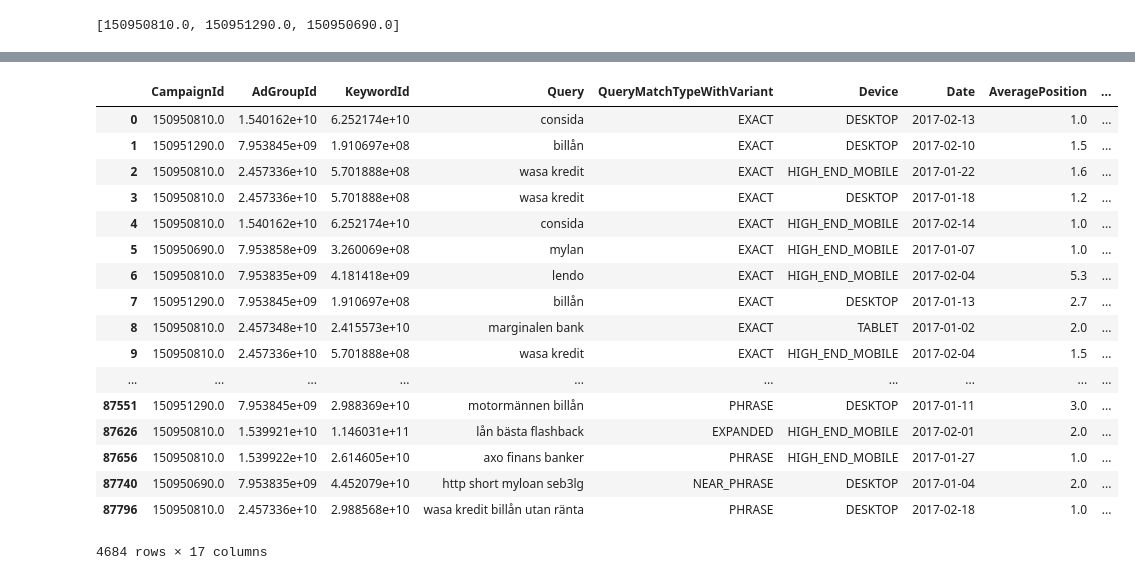
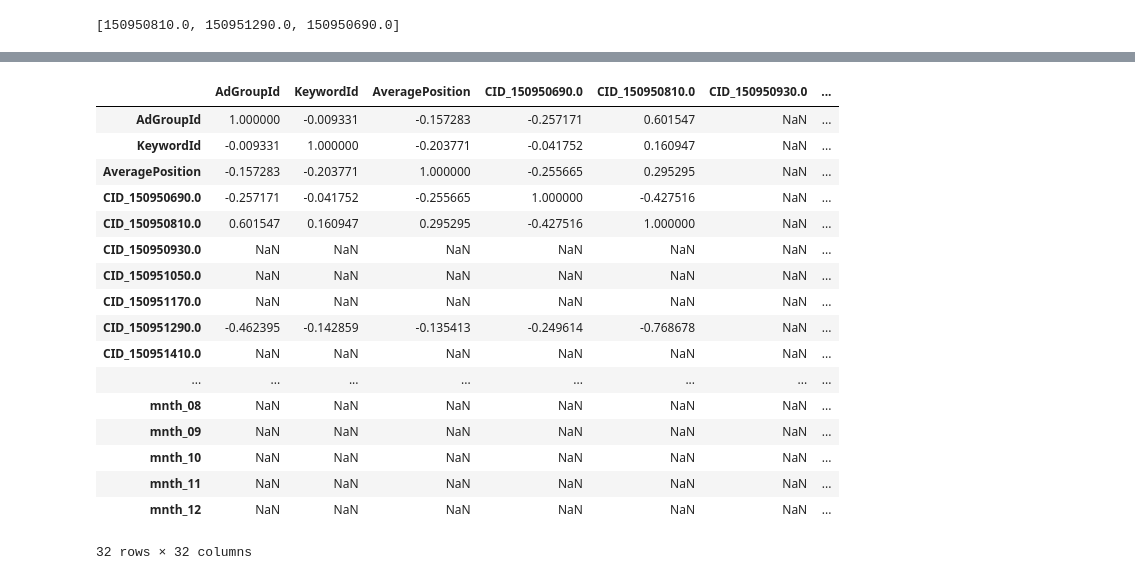
Before and after one commit to mrdisclaimer/grandma-data-soup-ctr, a Jupyter notebook: Untitled.ipynb, the cells around one changed output, grey strips where cells are left out. Drawn from its saved outputs; the diff is of its cells as text; code cells hidden in the pictures.

```diff
--- a/Untitled.ipynb
+++ b/Untitled.ipynb
@@ -112 +98,35 @@ def handler(data, cidcols=None): # cidcols = campaign id columns in train
+# %%
+# Основной обработчик данных
+def handler(data, cidcols=None): # cidcols = campaign id columns in train
+    ds = data.copy(deep=True)
+    if (cidcols != None):
+        cidcols = [("CID_" + str(x)) for x in cidcols]
+
+    # One hot encoding campaign id
+    ohcid = pd.get_dummies(data["CampaignId"], prefix="CID") # one hot campaign ids
+    if (ohcid.columns.shape[0] == 3): # test case
+        for col in list(set(cidcols) - set(ohcid.columns)): # lost columns
+            ohcid[col] = np.zeros(len(ds))
+    sorted_ohcids = sorted(ohcid.columns)
+    for col in sorted_ohcids:
+        ds[col] = ohcid[col].copy(deep=True)
+    del ds["CampaignId"]
+
+    # One hot encoding device
+    ds = ds.join(pd.get_dummies(ds["Device"]))
+    del ds["Device"]
+
+    # One hot encoding QueryMatchTypeWithVariant
+    ds = ds.join(pd.get_dummies(train["QueryMatchTypeWithVariant"]))
+    del ds["QueryMatchTypeWithVariant"]
+
+    # Extracting seasoning, only months, one hot encoding
+    ds["Date"] = ds["Date"].map(lambda x : x[5:7])
+    ds = ds.join(pd.get_dummies(ds["Date"], prefix="mnth"))
+    if (cidcols != None): # Got test
+        ds = ds.join(pd.DataFrame({"mnth_0" + str(i) : np.zeros(len(ds)) for i in range(3, 10)}, dtype="float64"))
+        ds = ds.join(pd.DataFrame({"mnth_" + str(i) : np.zeros(len(ds)) for i in range(10, 13)}, dtype="float64"))
+    del ds["Date"]
+
+    return ds
 # %%
@@ -133,21 +153,21 @@ handler(train)
 # %%
-handler(test, cidcols=list(train["CampaignId"].unique()))
+handler(test, cidcols=list(train["CampaignId"].unique())).corr()=
 # %% [output]
-|  | CampaignId | AdGroupId | KeywordId | Query | QueryMatchTypeWithVariant | Device | Date | AveragePosition | ... |
-| 0 | 150950810.0 | 1.540162e+10 | 6.252174e+10 | consida | EXACT | DESKTOP | 2017-02-13 | 1.0 | ... |
-| 1 | 150951290.0 | 7.953845e+09 | 1.910697e+08 | billån | EXACT | DESKTOP | 2017-02-10 | 1.5 | ... |
-| 2 | 150950810.0 | 2.457336e+10 | 5.701888e+08 | wasa kredit | EXACT | HIGH_END_MOBILE | 2017-01-22 | 1.6 | ... |
-| 3 | 150950810.0 | 2.457336e+10 | 5.701888e+08 | wasa kredit | EXACT | DESKTOP | 2017-01-18 | 1.2 | ... |
-| 4 | 150950810.0 | 1.540162e+10 | 6.252174e+10 | consida | EXACT | HIGH_END_MOBILE | 2017-02-14 | 1.0 | ... |
-| 5 | 150950690.0 | 7.953858e+09 | 3.260069e+08 | mylan | EXACT | HIGH_END_MOBILE | 2017-01-07 | 1.0 | ... |
-| 6 | 150950810.0 | 7.953835e+09 | 4.181418e+09 | lendo | EXACT | HIGH_END_MOBILE | 2017-02-04 | 5.3 | ... |
-| 7 | 150951290.0 | 7.953845e+09 | 1.910697e+08 | billån | EXACT | DESKTOP | 2017-01-13 | 2.7 | ... |
-| 8 | 150950810.0 | 2.457348e+10 | 2.415573e+10 | marginalen bank | EXACT | TABLET | 2017-01-02 | 2.0 | ... |
-| 9 | 150950810.0 | 2.457336e+10 | 5.701888e+08 | wasa kredit | EXACT | HIGH_END_MOBILE | 2017-02-04 | 1.5 | ... |
-| ... | ... | ... | ... | ... | ... | ... | ... | ... | ... |
-| 87551 | 150951290.0 | 7.953845e+09 | 2.988369e+10 | motormännen billån | PHRASE | DESKTOP | 2017-01-11 | 3.0 | ... |
-| 87626 | 150950810.0 | 1.539921e+10 | 1.146031e+11 | lån bästa flashback | EXPANDED | HIGH_END_MOBILE | 2017-02-01 | 2.0 | ... |
-| 87656 | 150950810.0 | 1.539922e+10 | 2.614605e+10 | axo finans banker | PHRASE | HIGH_END_MOBILE | 2017-01-27 | 1.0 | ... |
-| 87740 | 150950690.0 | 7.953835e+09 | 4.452079e+10 | http short myloan seb3lg | NEAR_PHRASE | DESKTOP | 2017-01-04 | 2.0 | ... |
-| 87796 | 150950810.0 | 2.457336e+10 | 2.988568e+10 | wasa kredit billån utan ränta | PHRASE | DESKTOP | 2017-02-18 | 1.0 | ... |
+|  | AdGroupId | KeywordId | AveragePosition | CID_150950690.0 | CID_150950810.0 | CID_150950930.0 | ... |
+| AdGroupId | 1.000000 | -0.009331 | -0.157283 | -0.257171 | 0.601547 | NaN | ... |
+| KeywordId | -0.009331 | 1.000000 | -0.203771 | -0.041752 | 0.160947 | NaN | ... |
+| AveragePosition | -0.157283 | -0.203771 | 1.000000 | -0.255665 | 0.295295 | NaN | ... |
+| CID_150950690.0 | -0.257171 | -0.041752 | -0.255665 | 1.000000 | -0.427516 | NaN | ... |
+| CID_150950810.0 | 0.601547 | 0.160947 | 0.295295 | -0.427516 | 1.000000 | NaN | ... |
+| CID_150950930.0 | NaN | NaN | NaN | NaN | NaN | NaN | ... |
+| CID_150951050.0 | NaN | NaN | NaN | NaN | NaN | NaN | ... |
+| CID_150951170.0 | NaN | NaN | NaN | NaN | NaN | NaN | ... |
+| CID_150951290.0 | -0.462395 | -0.142859 | -0.135413 | -0.249614 | -0.768678 | NaN | ... |
+| CID_150951410.0 | NaN | NaN | NaN | NaN | NaN | NaN | ... |
+| ... | ... | ... | ... | ... | ... | ... | ... |
+| mnth_08 | NaN | NaN | NaN | NaN | NaN | NaN | ... |
+| mnth_09 | NaN | NaN | NaN | NaN | NaN | NaN | ... |
+| mnth_10 | NaN | NaN | NaN | NaN | NaN | NaN | ... |
+| mnth_11 | NaN | NaN | NaN | NaN | NaN | NaN | ... |
+| mnth_12 | NaN | NaN | NaN | NaN | NaN | NaN | ... |
-4684 rows × 17 columns
+32 rows × 32 columns
```
Also changed, not shown: parts of 3 cells of this notebook.
